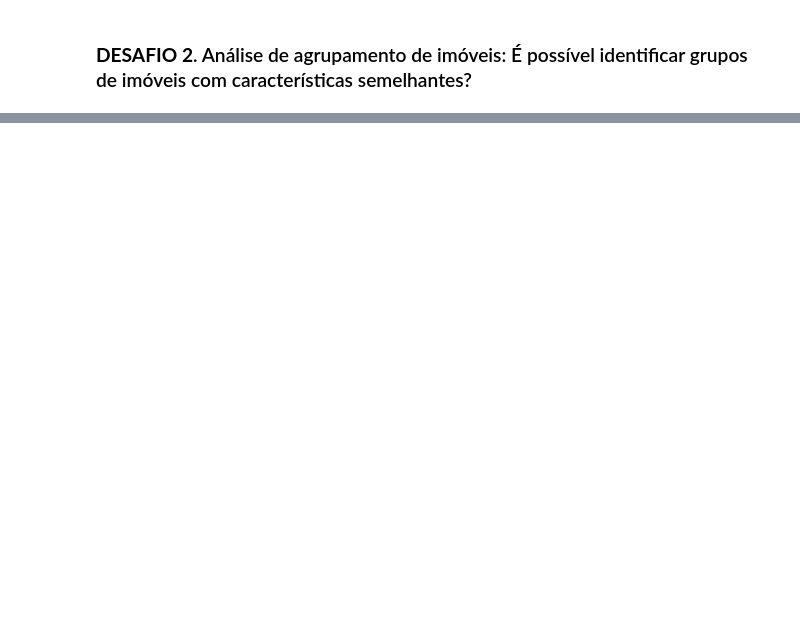
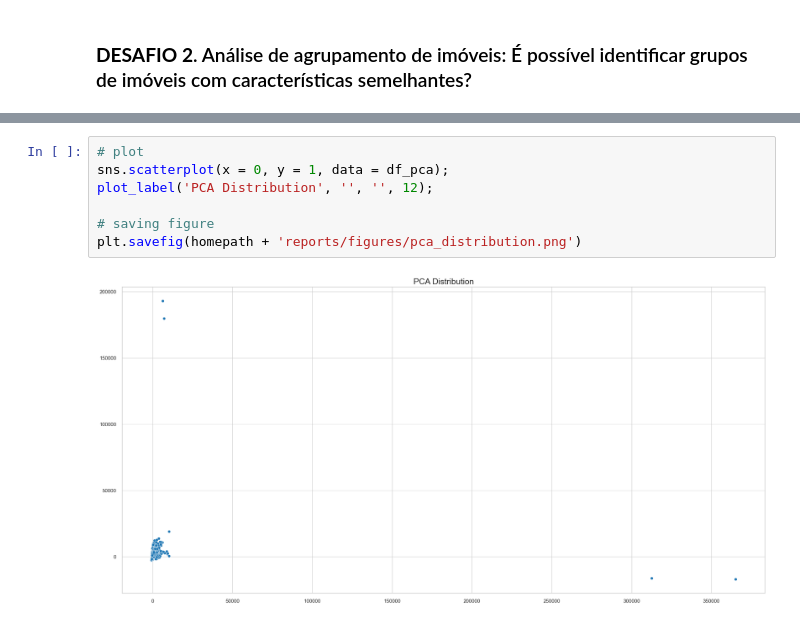
Before and after one commit to GuttoF/brazilian_house_for_rent, a Jupyter notebook: notebooks/notebook_1.ipynb, the cells around one changed output, grey strips where cells are left out. Saved outputs shown, nothing was run; the diff lists cells and outputs as text; blank space fills up the shorter version.

```diff
--- a/notebooks/notebook_1.ipynb
+++ b/notebooks/notebook_1.ipynb
@@ -942,0 +1111,9 @@ O coeficiente de correlação entre o número de quartos e o número de banheiro
+# %%
+# plot
+sns.scatterplot(x = 0, y = 1, data = df_pca);
+plot_label('PCA Distribution', '', '', 12);
+
+# saving figure
+plt.savefig(homepath + 'reports/figures/pca_distribution.png')
+# %% [output]
+[figure, added]
```
Also changed, not shown: parts of 31 cells of this notebook, 16 other files.
